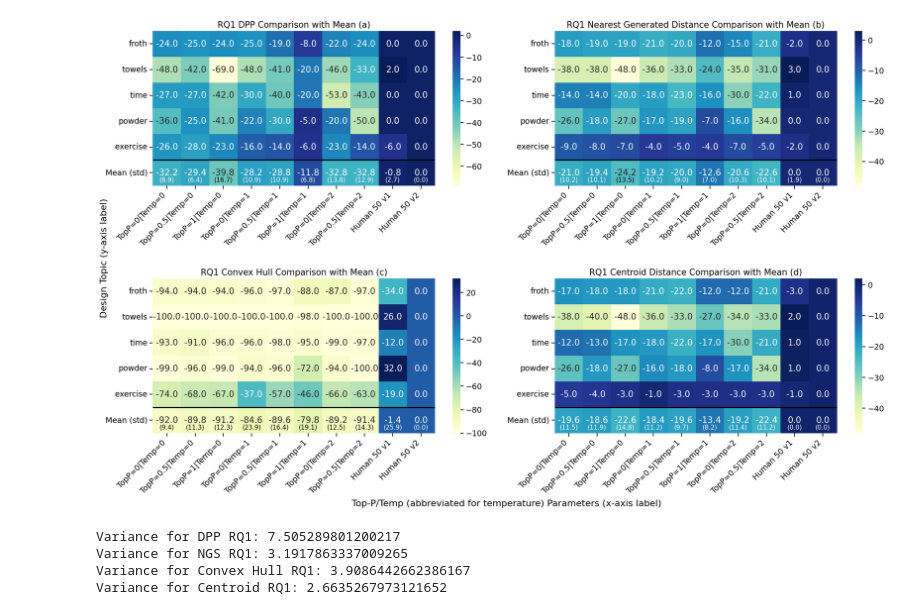
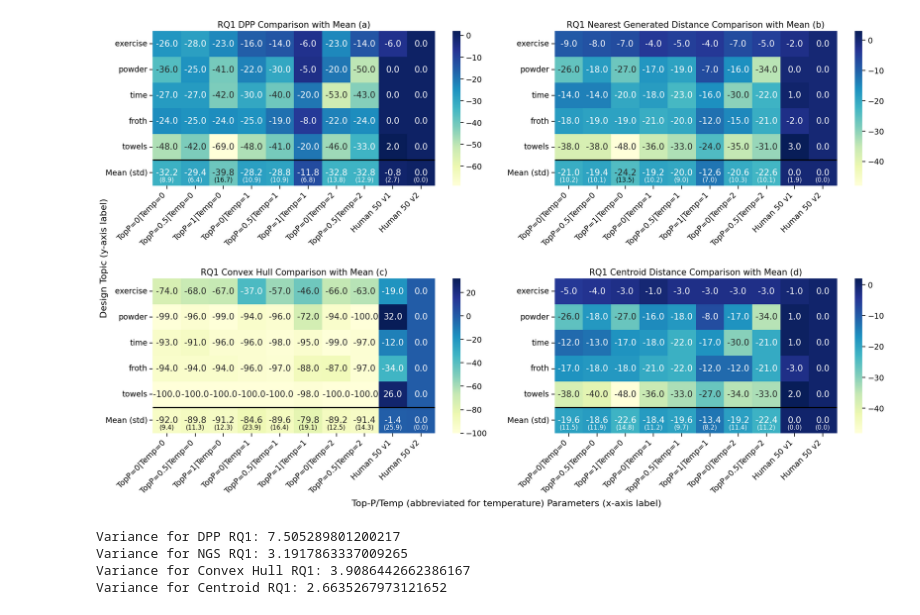
Before and after one commit to kevinma1515/Concept_Generation, a Jupyter notebook: heatmap_results.ipynb, the cells around one changed output. Cells and saved outputs as stored; diff of their text form; code cells hidden in the pictures.

```diff
--- a/heatmap_results.ipynb
+++ b/heatmap_results.ipynb
@@ -6,12 +6,13 @@ import numpy as np
 # For RQ1
 
 # DPP
+
 data1 = [
+[-26, -28, -23, -16, -14, -6, -23, -14, -6, 0],
+[-36, -25, -41, -22, -30, -5, -20, -50, 0, 0],
+[-27, -27, -42, -30, -40, -20, -53, -43, 0, 0],
 [-24, -25, -24, -25, -19, -8, -22, -24, 0, 0],
-[-48, -42, -69, -48, -41, -20, -46, -33, 2, 0],
-[-27, -27, -42, -30, -40, -20, -53, -43, 0, 0],
-[-36, -25, -41, -22, -30, -5, -20, -50, 0, 0],
-[-26, -28, -23, -16, -14, -6, -23, -14, -6, 0]
+[-48, -42, -69, -48, -41, -20, -46, -33, 2, 0]
 ]
 
 # Calculate the mean and variance for each column
@@ -24,12 +25,13 @@ data_with_mean1 = data1 + [mean_values1]
 
 
 # Nearest Generated Distance
+
 data2 = [
-    [-18, -19, -19, -21, -20, -12, -15, -21, -2, 0],
-    [-38, -38, -48, -36, -33, -24, -35, -31, 3, 0],
-    [-14, -14, -20, -18, -23, -16, -30, -22, 1, 0],
-    [-26, -18, -27, -17, -19, -7, -16, -34, 0, 0],
-    [-9, -8, -7, -4, -5, -4, -7, -5, -2, 0]
+[-9, -8, -7, -4, -5, -4, -7, -5, -2, 0],
+[-26, -18, -27, -17, -19, -7, -16, -34, 0, 0],
+[-14, -14, -20, -18, -23, -16, -30, -22, 1, 0],
+[-18, -19, -19, -21, -20, -12, -15, -21, -2, 0],
+[-38, -38, -48, -36, -33, -24, -35, -31, 3, 0]
 ]
 
 # Calculate the mean and variance for each column
@@ -42,12 +44,13 @@ data_with_mean2 = data2 + [mean_values2]
 
 # Convex Hull
 data3 = [
+   [-74, -68, -67, -37, -57, -46, -66, -63, -19, 0],
+    [-99, -96, -99, -94, -96, -72, -94, -100, 32, 0],
+    [-93, -91, -96, -96, -98, -95, -99, -97, -12, 0],
     [-94, -94, -94, -96, -97, -88, -87, -97, -34, 0],
-    [-100, -100, -100, -100, -100, -98, -100, -100, 26, 0],
-    [-93, -91, -96, -96, -98, -95, -99, -97, -12, 0],
-    [-99, -96, -99, -94, -96, -72, -94, -100, 32, 0],
-    [-74, -68, -67, -37, -57, -46, -66, -63, -19, 0]
+    [-100, -100, -100, -100, -100, -98, -100, -100, 26, 0]
 ]
+
 # Calculate the mean and variance for each column
 mean_values3 = np.mean(data3, axis=0)
 variance_values3 = np.std(data3, axis=0)
@@ -58,12 +61,13 @@ data_with_mean3 = data3 + [mean_values3]
 
 # Centroid Distance
 data4 = [
+   [-5, -4, -3, -1, -3, -3, -3, -3, -1, 0],
+    [-26, -18, -27, -16, -18, -8, -17, -34, 1, 0],
+    [-12, -13, -17, -18, -22, -17, -30, -21, 1, 0],
     [-17, -18, -18, -21, -22, -12, -12, -21, -3, 0],
-    [-38, -40, -48, -36, -33, -27, -34, -33, 2, 0],
-    [-12, -13, -17, -18, -22, -17, -30, -21, 1, 0],
-    [-26, -18, -27, -16, -18, -8, -17, -34, 1, 0],
-    [-5, -4, -3, -1, -3, -3, -3, -3, -1, 0]
+    [-38, -40, -48, -36, -33, -27, -34, -33, 2, 0]
 ]
+
 # Calculate the mean and variance for each column
 mean_values4 = np.mean(data4, axis=0)
 variance_values4 = np.std(data4, axis=0)
@@ -73,7 +77,7 @@ data_with_mean4 = data4 + [mean_values4]
 
 
 # Custom y-axis labels with 'Mean' added
-y_labels_with_mean = ['froth', 'towels', 'time', 'powder', 'exercise', 'Mean (std)']
+y_labels_with_mean = ['exercise', 'powder', 'time', 'froth', 'towels', 'Mean (std)']
 
 # Custom x-axis labels
 x_labels = [
@@ -119,34 +123,34 @@ ax4.set_title('RQ1 Centroid Distance Comparison with Mean (d)')
 ax4.hlines(len(data4), *ax4.get_xlim(), color="black", linewidth=2)
 
 plt.tight_layout()
 plt.subplots_adjust(hspace=0.6)
 fig.text(0.5, 0.001, 'Top-P/Temp (abbreviated for temperature) Parameters (x-axis label)', ha='center', va='center', fontsize=16)
 fig.text(0.01, 0.5, 'Design Topic (y-axis label)', ha='center', va='center', rotation='vertical', fontsize=16)
 # Custom annotations for the last row
 custom_colors = ['white', 'white', 'black', 'white', 'white', 'white', 'white', 'white', 'white', 'white']
 custom_annotations = ['\n\n(8.9)', '\n\n(6.4)', '\n\n(16.7)', '\n\n(10.9)', '\n\n(10.9)', '\n\n(6.8)', '\n\n(13.8)', '\n\n(12.9)', '\n\n(2.7)', '\n\n(0.0)']
 for i, annotation in enumerate(custom_annotations):
     ax1.text(i + 0.5, len(data_with_mean1) - 0.5, annotation, ha='center', va='center', color = custom_colors[i], fontsize = 11)
 
 custom_colors = ['white', 'white', 'black', 'white', 'white', 'white', 'white', 'white', 'white', 'white']
 custom_annotations = ['\n\n(10.2)', '\n\n(10.1)', '\n\n(13.5)', '\n\n(10.2)', '\n\n(9.0)', '\n\n(7.0)', '\n\n(10.3)', '\n\n(10.1)', '\n\n(1.9)', '\n\n(0.0)']
 for i, annotation in enumerate(custom_annotations):
     ax2.text(i + 0.5, len(data_with_mean2) - 0.5, annotation, ha='center', va='center', color = custom_colors[i], fontsize = 11)
 
 custom_colors = ['black', 'black', 'black', 'black', 'black', 'black', 'black', 'black', 'white', 'white']
 custom_annotations = ['\n\n(9.4)', '\n\n(11.3)', '\n\n(12.3)', '\n\n(23.9)', '\n\n(16.4)', '\n\n(19.1)', '\n\n(12.5)', '\n\n(14.3)', '\n\n(25.9)', '\n\n(0.0)']
 for i, annotation in enumerate(custom_annotations):
     ax3.text(i + 0.5, len(data_with_mean3) - 0.5, annotation, ha='center', va='center', color = custom_colors[i], fontsize = 11)
 
 custom_colors = ['white', 'white', 'white', 'white', 'white', 'white', 'white', 'white', 'white', 'white']
 custom_annotations = ['\n\n(11.5)', '\n\n(11.9)', '\n\n(14.8)', '\n\n(11.2)', '\n\n(9.7)', '\n\n(8.2)', '\n\n(11.4)', '\n\n(11.2)', '\n\n(0.0)', '\n\n(0.0)']
 for i, annotation in enumerate(custom_annotations):
     ax4.text(i + 0.5, len(data_with_mean4) - 0.5, annotation, ha='center', va='center', color = custom_colors[i], fontsize = 11)
 
 
 plt.show()
 # %% [output]
-[figure, old version]
+[figure, new version]
 # %%
 # Variance calculation for means
 # DPP
```
Also changed, not shown: parts of 3 cells of this notebook, 1 other file.
